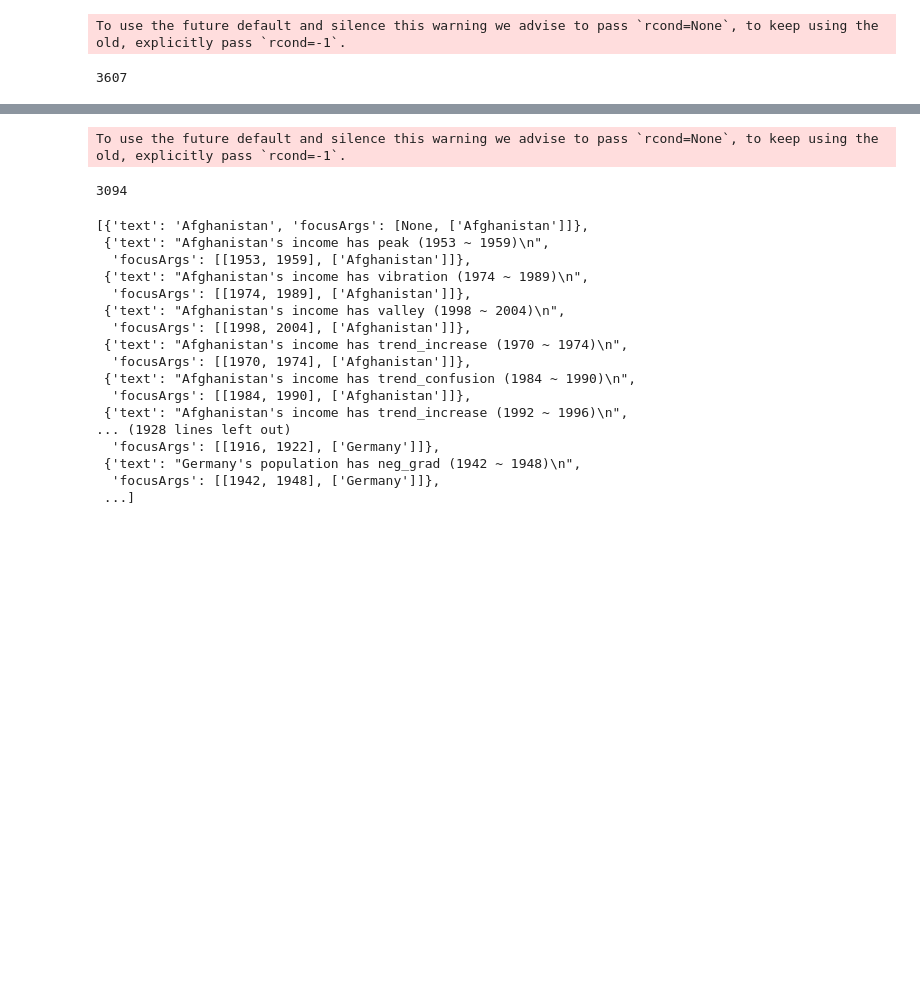
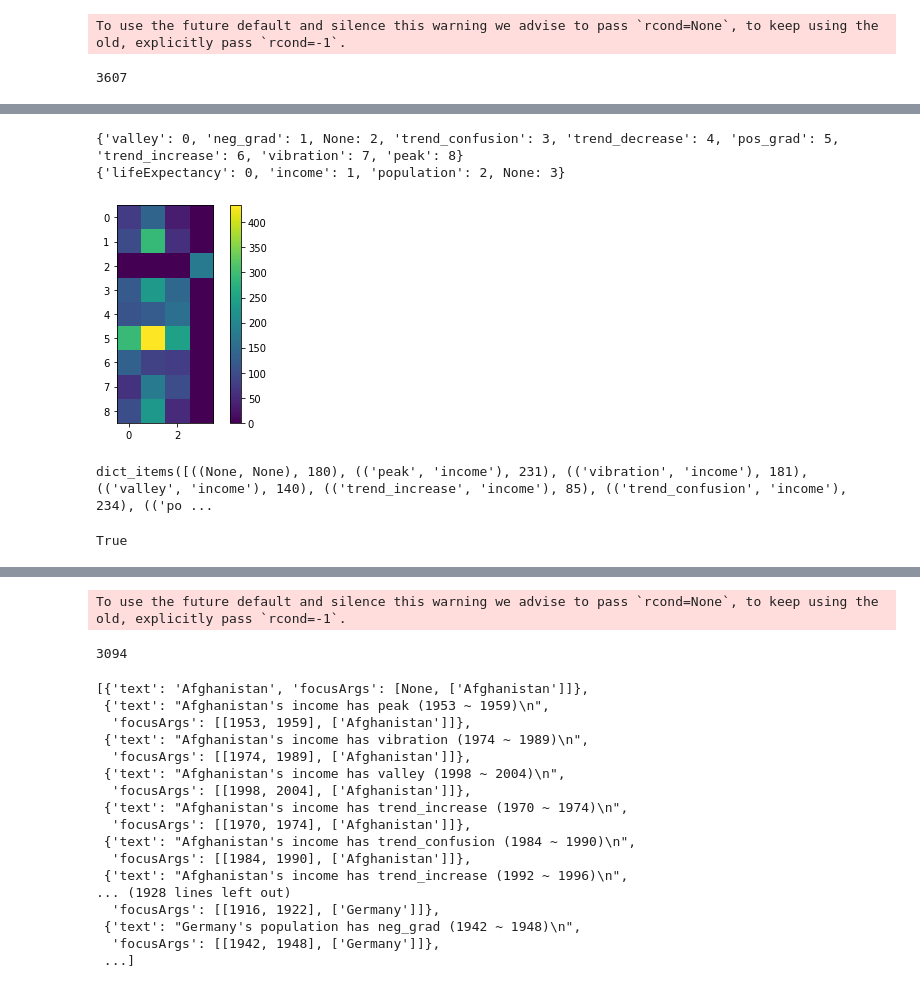
Before and after one commit to tanakaht/interactive_report, a Jupyter notebook: server/illustrate_change.ipynb, the cells around one changed output, grey strips where cells are left out. Drawn from its saved outputs; the diff is of its cells as text; code cells hidden in the pictures; blank space fills up the shorter version.

```diff
--- a/server/illustrate_change.ipynb
+++ b/server/illustrate_change.ipynb
@@ -292,10 +241,12 @@ def datafacts2json(datafacts, fname=None):
     for country, ind, from_, to_, ptype in datafacts:
         if pre_country != country:
             d_ = {'text': country, 'focusArgs': [None, [country]]}
+            d_.update(dict(country=country, ind=None, from_=None, to_=None, ptype=None))
             ret.append(d_)
             pre_country = country
         d_ = {'text': template.format(country=country, ind=ind, from_=from_, to_=to_, ptype=ptype),
                 'focusArgs': [[from_, to_], [country]]}
+        d_.update(dict(country=country, ind=ind, from_=from_, to_=to_, ptype=ptype))
         ret.append(d_)
     if fname is not None:
         with open(fname, 'w') as  f:
@@ -332,3 +303,4 @@ To use the future default and silence this warning we advise to pass `rcond=None
 # %%
-datafacts2json(datafacts, fname='../public/nations_change.json')
+datafactsjson = datafacts2json(datafacts, fname='../public/nations_change2.json')
+datafactsjson
 # %% [output]
@@ -351,0 +413,5 @@ datafacts2json(datafacts, fname='../public/nations_change.json')
+# %%
+for i in range(3, 100):
+    if datafactsjson[i]['country']!='Afghanistan':
+        break
+    print(datafactsjson[i])
@@ -351,0 +483,4 @@ datafacts2json(datafacts, fname='../public/nations_change.json')
+# %%
+from collections import Counter
+c = Counter(map(lambda x: (x['ptype'], x['ind']), datafactsjson))
+c
@@ -351,0 +505,21 @@ datafacts2json(datafacts, fname='../public/nations_change.json')
+# %%
+k1 = {k: i for i, k in enumerate(set(map(lambda x: x[0], c.keys())))}
+k2 = {k: i for i, k in enumerate(set(map(lambda x: x[1], c.keys())))}
+m = np.zeros((len(k1.keys()), len(k2.keys())))
+for (k1_, k2_), v in c.items():
+    m[k1[k1_], k2[k2_]] = v
+print(k1)
+print(k2)
+plt.imshow(m); plt.colorbar(); plt.show()
+# %% [output]
+{'valley': 0, 'neg_grad': 1, None: 2, 'trend_confusion': 3, 'trend_decrease': 4, 'pos_grad': 5, 'trend_increase': 6, 'vibration': 7, 'peak': 8}
+{'lifeExpectancy': 0, 'income': 1, 'population': 2, None: 3}
+[figure, added]
+# %%
+c.items()
+# %% [output]
+dict_items([((None, None), 180), (('peak', 'income'), 231), (('vibration', 'income'), 181), (('valley', 'income'), 140), (('trend_increase', 'income'), 85), (('trend_confusion', 'income'), 234), (('po ...
+# %%
+datafactsjson[3]==datafactsjson[3]
+# %% [output]
+True
```
Also changed, not shown: parts of 25 cells of this notebook, 10 other files.
